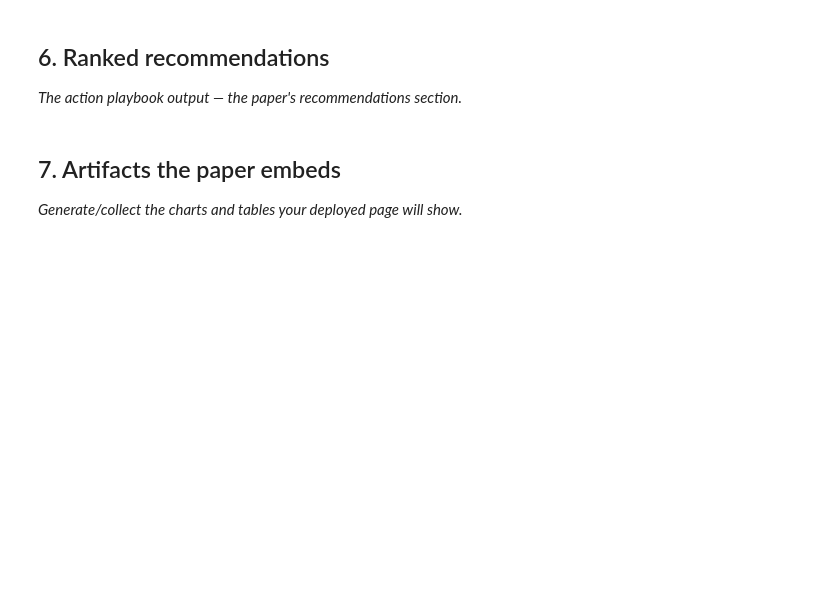
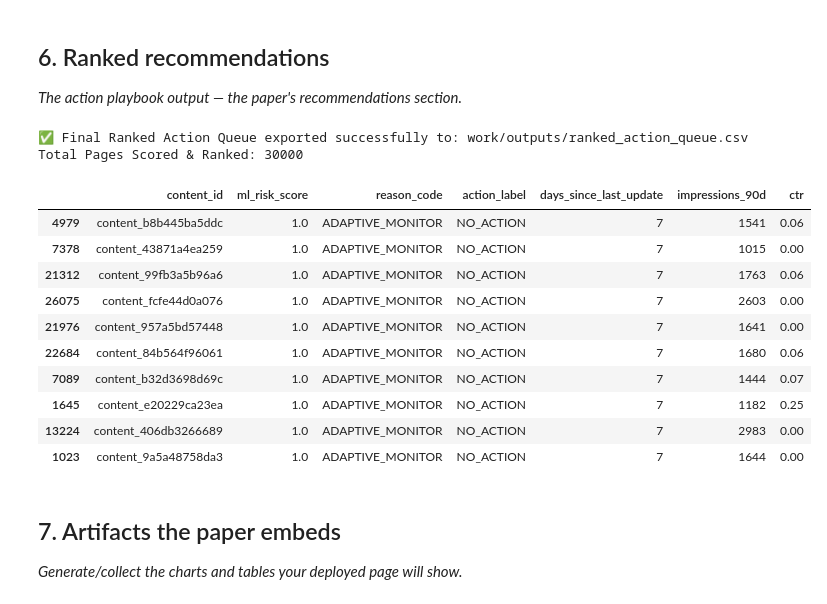
Before and after one commit to HamnahFatimaKhan/Flyrank-ML-Internship, a Jupyter notebook: work/notebooks/capstone.ipynb, the cells around one changed output. Saved outputs shown, nothing was run; the diff lists cells and outputs as text; code cells hidden in the pictures; blank space fills up the shorter version.

```diff
--- a/work/notebooks/capstone.ipynb
+++ b/work/notebooks/capstone.ipynb
@@ -30,6 +130,53 @@ This skeleton is yours to fill. Work the sections **in order** — each one has
 ## 6. Ranked recommendations
 
 *The action playbook output — the paper's recommendations section.*
+# %%
+# Generate Reason Codes and Export Ranked Action Engine Output
+def assign_action_and_reason(row):
+    if row['days_since_last_update'] >= 180 and row['impressions_90d'] >= 500:
+        return 'HIGH_EXPOSURE_STALE', 'REWRITE_URGENT'
+    elif row['days_since_last_update'] >= 180:
+        return 'STALE_CONTENT', 'REFRESH_CONTENT'
+    elif row['ctr'] <= 0.02 and row['avg_position'] <= 10:
+        return 'POOR_CTR_HIGH_RANK', 'OPTIMIZE_METADATA'
+    else:
+        return 'ADAPTIVE_MONITOR', 'NO_ACTION'
+
+# Generate predictions for full dataset
+df['ml_risk_score'] = model.predict_proba(X)[:, 1]
+reasons_actions = df.apply(assign_action_and_reason, axis=1)
+df['reason_code'] = [r[0] for r in reasons_actions]
+df['action_label'] = [r[1] for r in reasons_actions]
+
+# Path handling
+path_col = [col for col in ["page_path", "content_path", "url_path", "path"] if col in df.columns]
+path_col = path_col[0] if path_col else df.columns[0]
+
+# Export queue
+os.makedirs("work/outputs", exist_ok=True)
+ranked_queue = df[[path_col, 'ml_risk_score', 'reason_code', 'action_label', 'days_since_last_update', 'impressions_90d', 'ctr']] \
+    .sort_values(by='ml_risk_score', ascending=False)
+
+output_path = "work/outputs/ranked_action_queue.csv"
+ranked_queue.to_csv(output_path, index=False)
+
+print(f"✅ Final Ranked Action Queue exported successfully to: {output_path}")
+print(f"Total Pages Scored & Ranked: {len(ranked_queue)}")
+ranked_queue.head(10)
+# %% [output]
+✅ Final Ranked Action Queue exported successfully to: work/outputs/ranked_action_queue.csv
+Total Pages Scored & Ranked: 30000
+|  | content_id | ml_risk_score | reason_code | action_label | days_since_last_update | impressions_90d | ctr |
+| 4979 | content_b8b445ba5ddc | 1.0 | ADAPTIVE_MONITOR | NO_ACTION | 7 | 1541 | 0.06 |
+| 7378 | content_43871a4ea259 | 1.0 | ADAPTIVE_MONITOR | NO_ACTION | 7 | 1015 | 0.00 |
+| 21312 | content_99fb3a5b96a6 | 1.0 | ADAPTIVE_MONITOR | NO_ACTION | 7 | 1763 | 0.06 |
+| 26075 | content_fcfe44d0a076 | 1.0 | ADAPTIVE_MONITOR | NO_ACTION | 7 | 2603 | 0.00 |
+| 21976 | content_957a5bd57448 | 1.0 | ADAPTIVE_MONITOR | NO_ACTION | 7 | 1641 | 0.00 |
+| 22684 | content_84b564f96061 | 1.0 | ADAPTIVE_MONITOR | NO_ACTION | 7 | 1680 | 0.06 |
+| 7089 | content_b32d3698d69c | 1.0 | ADAPTIVE_MONITOR | NO_ACTION | 7 | 1444 | 0.07 |
+| 1645 | content_e20229ca23ea | 1.0 | ADAPTIVE_MONITOR | NO_ACTION | 7 | 1182 | 0.25 |
+| 13224 | content_406db3266689 | 1.0 | ADAPTIVE_MONITOR | NO_ACTION | 7 | 2983 | 0.00 |
+| 1023 | content_9a5a48758da3 | 1.0 | ADAPTIVE_MONITOR | NO_ACTION | 7 | 1644 | 0.00 |
 # %% [markdown]
 ## 7. Artifacts the paper embeds
 
```
Also changed, not shown: parts of 8 cells of this notebook.
